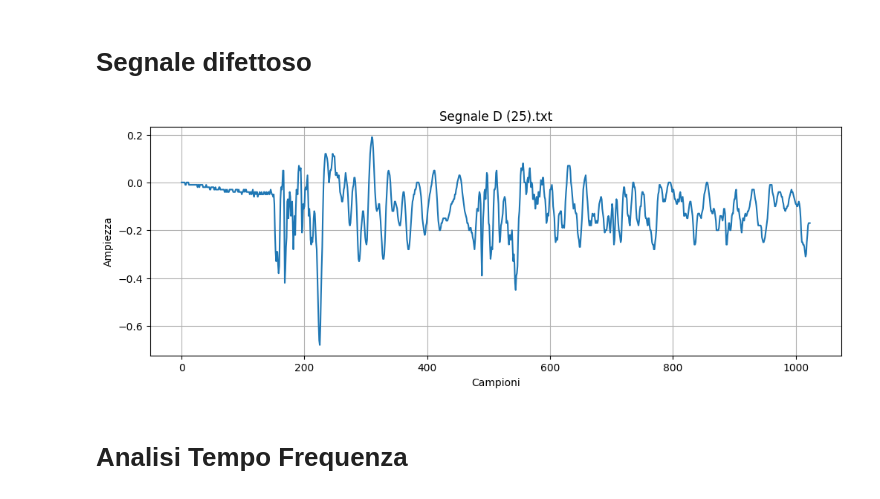
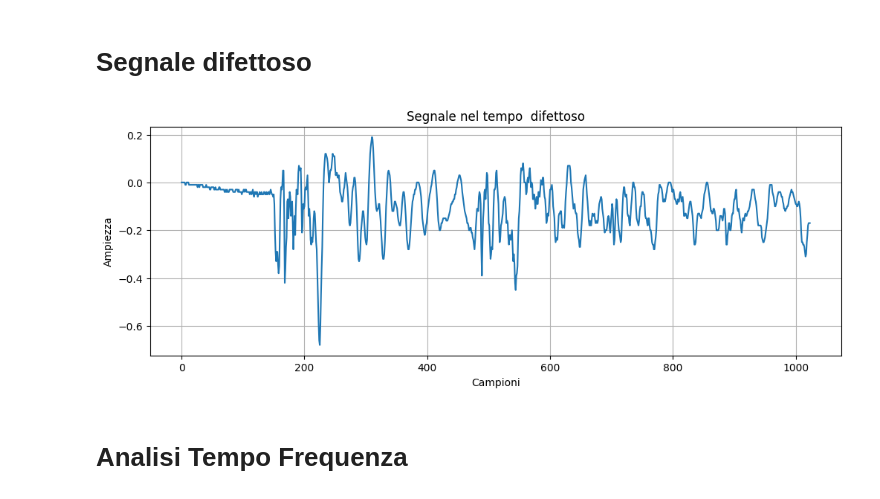
Before and after one commit to damdip/ClassificationOfTimeFrequencyDomainSignalWithNN, a Jupyter notebook: notebook/readTimeSignal.ipynb, the cells around one changed output. Cells and saved outputs as stored; diff of their text form; code cells hidden in the pictures.

```diff
--- a/notebook/readTimeSignal.ipynb
+++ b/notebook/readTimeSignal.ipynb
@@ -40,32 +40,32 @@ plt.show()
 # %%
 import sys
 sys.path.append('../utils')
 from getIndexesFromNumber import getIndexesFromNumber
 
 # Leggi il segnale dal file
 fileName = getIndexesFromNumber(145) + '.txt'
 file_path = '../dataset/test_object_1_1mm/D/' + fileName
 
 signalWithDefect = np.loadtxt(file_path)
 
 # Crea l'asse temporale (1024 campioni)
 n_samples = len(signalWithDefect)
 time = np.arange(n_samples)
 
 # Oppure se conosci la frequenza di campionamento
 # fs = 1000  # Hz (esempio)
 # time = np.arange(n_samples) / fs
 
 # Rappresenta il segnale
 plt.figure(figsize=(12, 4))
 plt.plot(time, signalWithDefect)
 plt.xlabel('Campioni')
 plt.ylabel('Ampiezza')
-plt.title(f'Segnale {fileName}')
+plt.title(f'Segnale nel tempo  difettoso')
 plt.grid(True)
 plt.show()
 # %% [output]
-[figure, old version]
+[figure, new version]
 # %% [markdown]
 # Analisi Tempo Frequenza
 # %%
```
Also changed, not shown: parts of 3 cells of this notebook, 8 other files.
